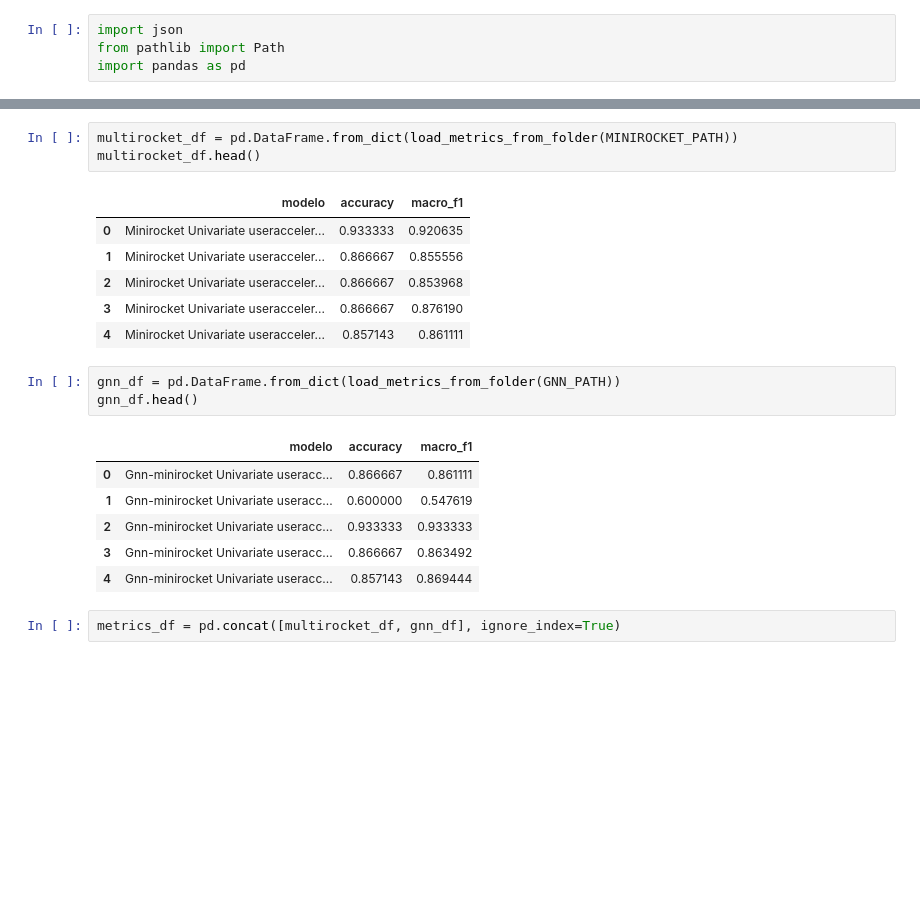
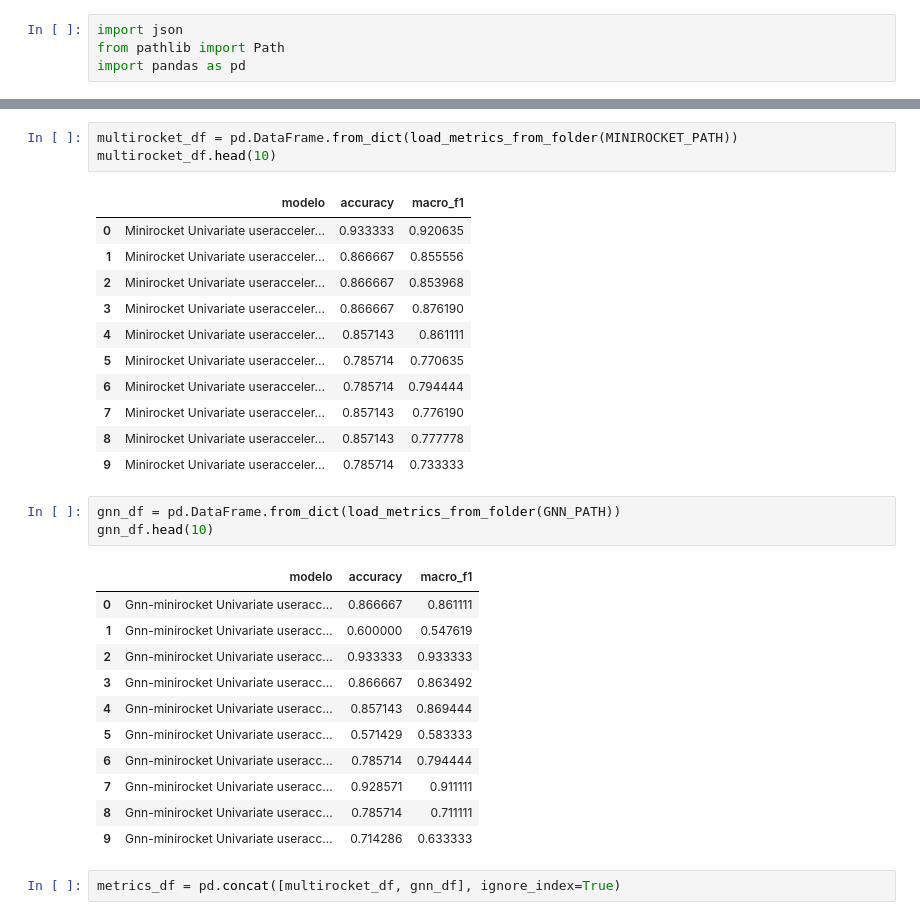
Before and after one commit to kenzosakiyama/scc5977-series-temporais, a Jupyter notebook: comparando_experimentos_classif.ipynb, the cells around one changed output, grey strips where cells are left out. Cells and saved outputs as stored; diff of their text form; blank space fills up the shorter version.

```diff
--- a/comparando_experimentos_classif.ipynb
+++ b/comparando_experimentos_classif.ipynb
@@ -32,16 +40,21 @@ def load_metrics_from_folder(path: str) -> dict:
 # %%
 multirocket_df = pd.DataFrame.from_dict(load_metrics_from_folder(MINIROCKET_PATH))
-multirocket_df.head()
+multirocket_df.head(10)
 # %% [output]
 |  | modelo | accuracy | macro_f1 |
 | 0 | Minirocket Univariate useracceler... | 0.933333 | 0.920635 |
 | 1 | Minirocket Univariate useracceler... | 0.866667 | 0.855556 |
 | 2 | Minirocket Univariate useracceler... | 0.866667 | 0.853968 |
 | 3 | Minirocket Univariate useracceler... | 0.866667 | 0.876190 |
 | 4 | Minirocket Univariate useracceler... | 0.857143 | 0.861111 |
+| 5 | Minirocket Univariate useracceler... | 0.785714 | 0.770635 |
+| 6 | Minirocket Univariate useracceler... | 0.785714 | 0.794444 |
+| 7 | Minirocket Univariate useracceler... | 0.857143 | 0.776190 |
+| 8 | Minirocket Univariate useracceler... | 0.857143 | 0.777778 |
+| 9 | Minirocket Univariate useracceler... | 0.785714 | 0.733333 |
 # %%
 gnn_df = pd.DataFrame.from_dict(load_metrics_from_folder(GNN_PATH))
-gnn_df.head()
+gnn_df.head(10)
 # %% [output]
 |  | modelo | accuracy | macro_f1 |
 | 0 | Gnn-minirocket Univariate useracc... | 0.866667 | 0.861111 |
@@ -49,6 +62,11 @@ gnn_df.head()
 | 2 | Gnn-minirocket Univariate useracc... | 0.933333 | 0.933333 |
 | 3 | Gnn-minirocket Univariate useracc... | 0.866667 | 0.863492 |
 | 4 | Gnn-minirocket Univariate useracc... | 0.857143 | 0.869444 |
+| 5 | Gnn-minirocket Univariate useracc... | 0.571429 | 0.583333 |
+| 6 | Gnn-minirocket Univariate useracc... | 0.785714 | 0.794444 |
+| 7 | Gnn-minirocket Univariate useracc... | 0.928571 | 0.911111 |
+| 8 | Gnn-minirocket Univariate useracc... | 0.785714 | 0.711111 |
+| 9 | Gnn-minirocket Univariate useracc... | 0.714286 | 0.633333 |
 # %%
 metrics_df = pd.concat([multirocket_df, gnn_df], ignore_index=True)
 # %%
```
Also changed, not shown: parts of 6 cells of this notebook, 6 other files.
